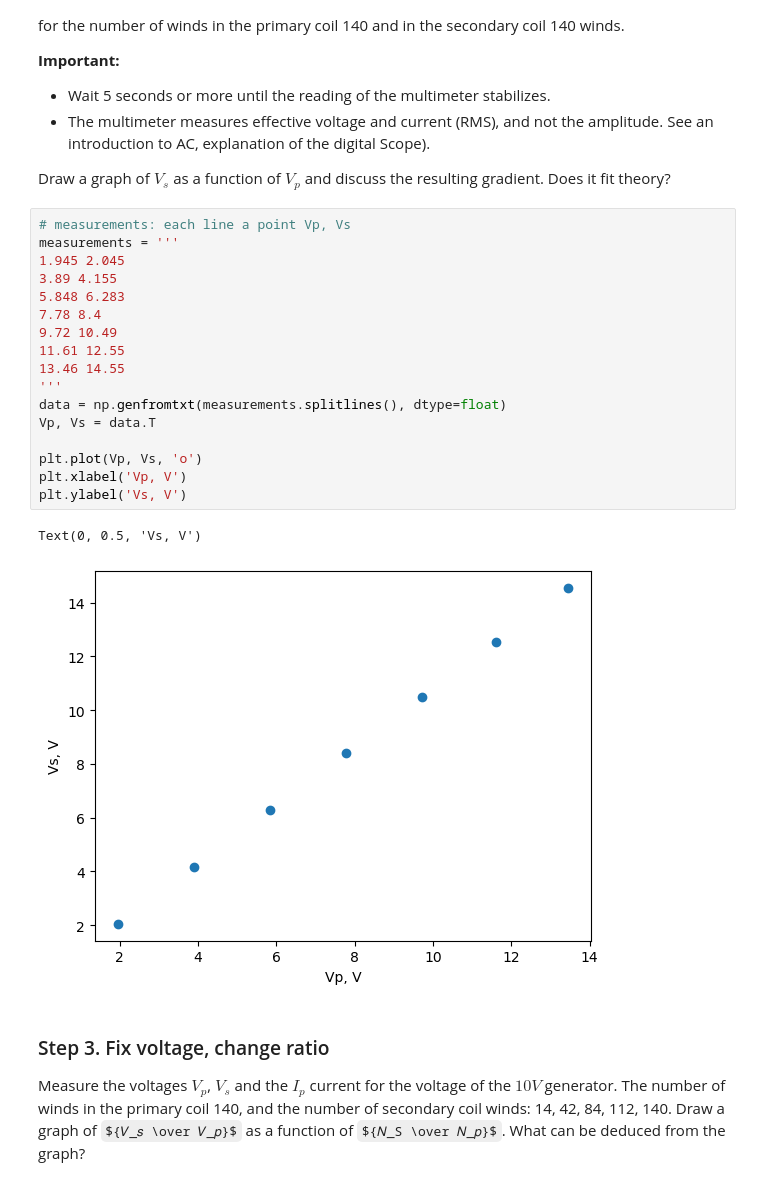
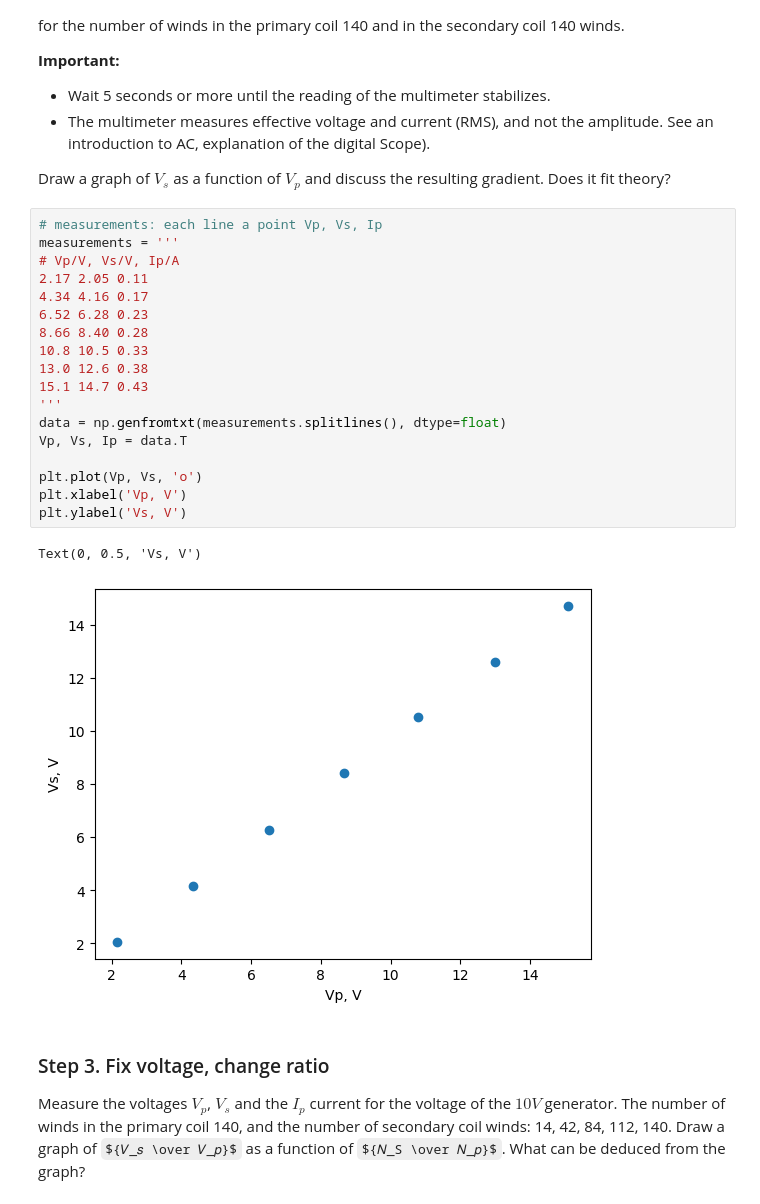
Before and after one commit to evgeny-kolonsky/Lab2_Transformer, a Jupyter notebook: Technion_ph_Transformer_lab.ipynb, the cells around one changed output. Drawn from its saved outputs; the diff is of its cells as text; some formulas as TeX source.

```diff
--- a/Technion_ph_Transformer_lab.ipynb
+++ b/Technion_ph_Transformer_lab.ipynb
@@ -499,25 +501,26 @@ Measure the voltages $𝑉_𝑝$, $𝑉_𝑠$ and the $𝐼_𝑝$ current for al
 
 Draw a graph of $𝑉_s$ as a function of $𝑉_𝑝$ and discuss the resulting gradient. Does it fit theory?
 # %%
-# measurements: each line a point Vp, Vs
+# measurements: each line a point Vp, Vs, Ip
 measurements = '''
-1.945 2.045
-3.89 4.155
-5.848 6.283
-7.78 8.4
-9.72 10.49
-11.61 12.55
-13.46 14.55
+# Vp/V, Vs/V, Ip/A
+2.17 2.05 0.11
+4.34 4.16 0.17
+6.52 6.28 0.23
+8.66 8.40 0.28
+10.8 10.5 0.33
+13.0 12.6 0.38
+15.1 14.7 0.43
 '''
 data = np.genfromtxt(measurements.splitlines(), dtype=float)
-Vp, Vs = data.T
+Vp, Vs, Ip = data.T
 
 plt.plot(Vp, Vs, 'o')
 plt.xlabel('Vp, V')
 plt.ylabel('Vs, V')
 # %% [output]
 Text(0, 0.5, 'Vs, V')
-[figure, old version]
+[figure, new version]
 # %% [markdown]
 ### Step 3. Fix voltage, change ratio
 
```
Also changed, not shown: parts of 10 cells of this notebook.
